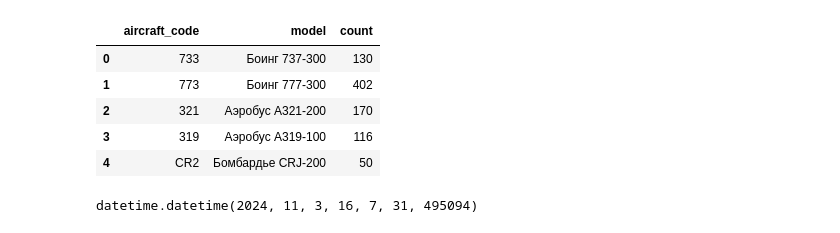
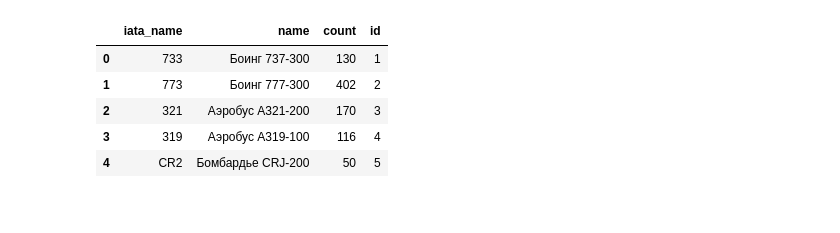
Before and after one commit to IvanSvyatykh/SemestrDatabaseWork, a Jupyter notebook: notebooks/refactor_aircrafts.ipynb, the cells around one changed output. Cells and saved outputs as stored; diff of their text form; code cells hidden in the pictures.

```diff
--- a/notebooks/refactor_aircrafts.ipynb
+++ b/notebooks/refactor_aircrafts.ipynb
@@ -1,27 +1,23 @@
 # %%
 import pandas as pd
 from pathlib import Path
-# %%
-airafts_data = pd.read_csv("../data/aircrafts.csv")
-airafts_data.head()
-# %% [output]
-|  | aircraft_code | model | count |
-| 0 | 733 | Боинг 737-300 | 130 |
-| 1 | 773 | Боинг 777-300 | 402 |
-| 2 | 321 | Аэробус A321-200 | 170 |
-| 3 | 319 | Аэробус A319-100 | 116 |
-| 4 | CR2 | Бомбардье CRJ-200 | 50 |
+# %%
+airafts_data = pd.read_csv("../data/aircrafts.csv")
+airafts_data.rename(
+    columns={"aircraft_code": "iata_name", "model": "name"}, inplace=True
+)
+airafts_data = pd.concat(
+    [airafts_data, airafts_data.sample(frac=0.7)], ignore_index=True
+)
+airafts_data["id"] = [i + 1 for i in range(len(airafts_data))]
+airafts_data.head()
+# %% [output]
+|  | iata_name | name | count | id |
+| 0 | 733 | Боинг 737-300 | 130 | 1 |
+| 1 | 773 | Боинг 777-300 | 402 | 2 |
+| 2 | 321 | Аэробус A321-200 | 170 | 3 |
+| 3 | 319 | Аэробус A319-100 | 116 | 4 |
+| 4 | CR2 | Бомбардье CRJ-200 | 50 | 5 |
 # %%
 Path.mkdir(Path("../data/results"), exist_ok=True)
 airafts_data.to_csv("../data/results/aircrafts.csv", index=False)
-# %%
-import datetime
-import rstr
-
-datetime.datetime.today()
-
-rstr.xeger(r"^[A-Z]-[A-Z]{4}|[A-Z]{2}-[A-Z]{3}|N[0-9]{3}[A-Z]{3}$")
-type(r"^[A-Z]-[A-Z]{4}|[A-Z]{2}-[A-Z]{3}|N[0-9]{3}[A-Z]{3}$")
-datetime.datetime.today()
-# %% [output]
-datetime.datetime(2024, 11, 3, 16, 7, 31, 495094)
```
Also changed, not shown: parts of 6 cells of this notebook, 9 other files.
